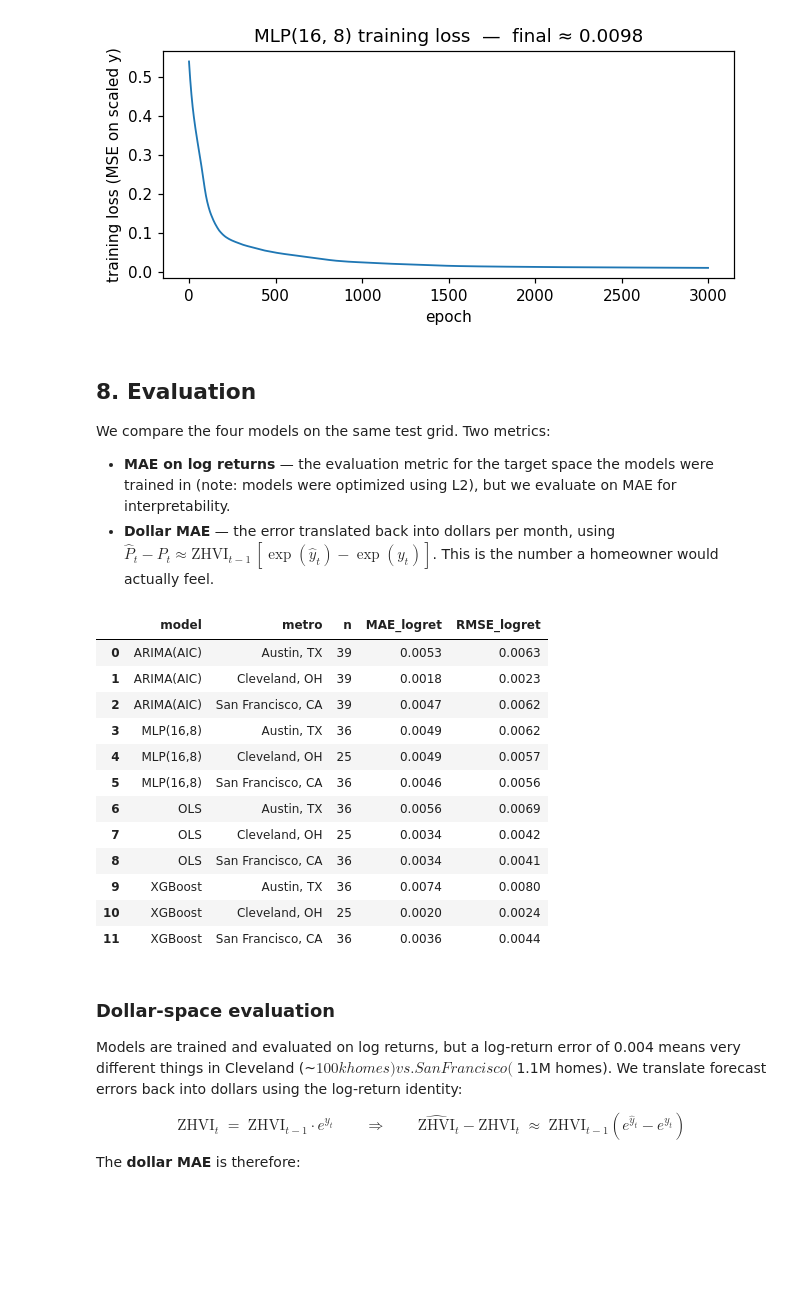
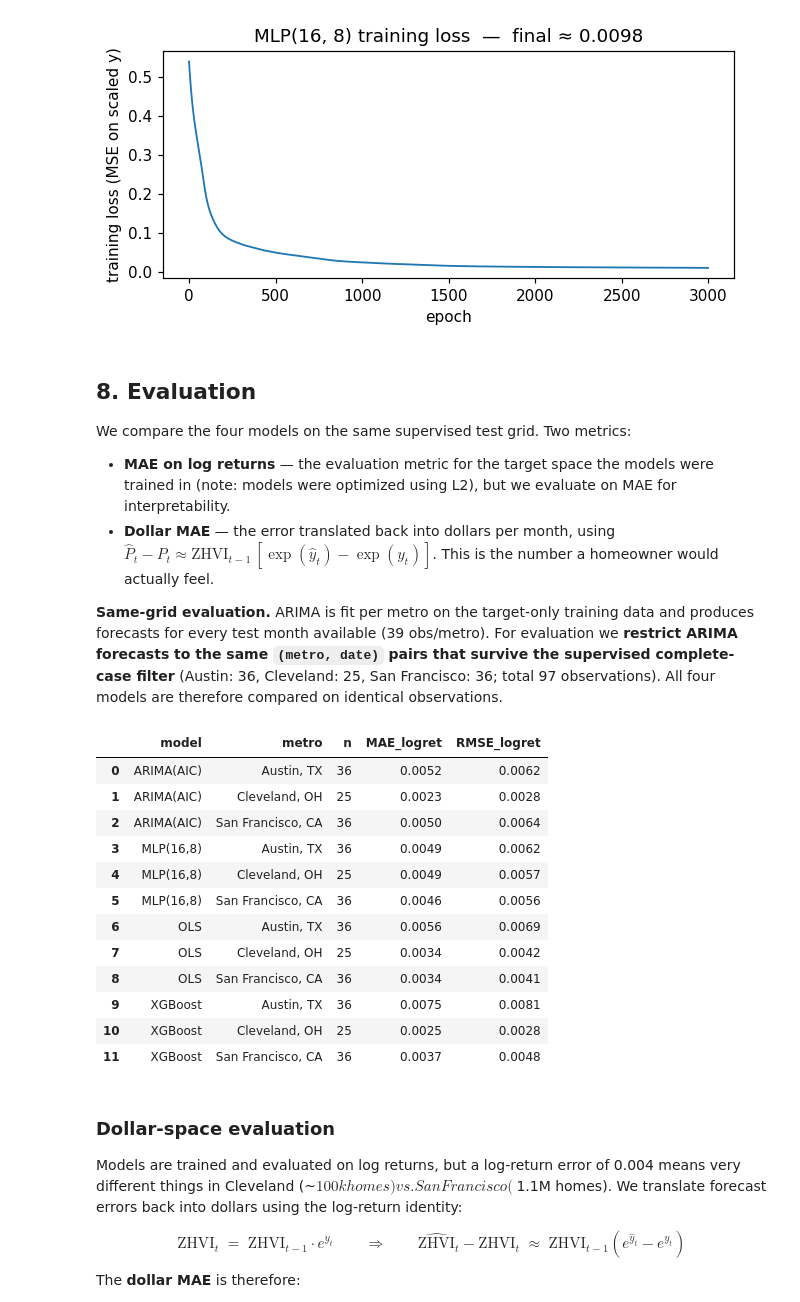
Before and after one commit to garavels/ECON-148, a Jupyter notebook: notebooks/housing_nowcast_main.ipynb, the cells around one changed output. Drawn from its saved outputs; the diff is of its cells as text; code cells hidden in the pictures; blank space fills up the shorter version.

```diff
--- a/notebooks/housing_nowcast_main.ipynb
+++ b/notebooks/housing_nowcast_main.ipynb
@@ -886,8 +961,13 @@ pooled slope per predictor.
 train_c = train.dropna(subset=FEATURES + [TARGET])
 test_c  = test.dropna(subset=FEATURES + [TARGET])
 
-X_tr = sm.add_constant(train_c[FEATURES].astype(float), has_constant="add")
-X_te = sm.add_constant(test_c[FEATURES].astype(float),  has_constant="add")
+# We do NOT add a separate constant: the three metro dummies already sum
+# to 1 in every row and collectively span the intercept. Including both
+# would make the design matrix singular (the issue flagged by the prior
+# Cond. No. ≈ 1e16 warning). Each metro dummy now acts as a per-metro
+# intercept (one-way fixed-effects parameterisation).
+X_tr = train_c[FEATURES].astype(float)
+X_te = test_c[FEATURES].astype(float)
 
 ols_model = sm.OLS(train_c[TARGET].astype(float), X_tr).fit(
     cov_type="HAC", cov_kwds={"maxlags": 3}
@@ -1187,48 +1262,57 @@ plt.show()
 # %% [markdown]
 ## 8. Evaluation
 
-We compare the four models on the same test grid. Two metrics:
+We compare the four models on the same supervised test grid. Two metrics:
 - **MAE on log returns** —  the evaluation metric for the target space the models were trained in (note: models were optimized using L2), but we evaluate on MAE for interpretability.
 - **Dollar MAE** — the error translated back into dollars per month, using
   $\hat{P}_t - P_t \approx \text{ZHVI}_{t-1}\,[\exp(\hat{y}_t)-\exp(y_t)]$.
   This is the number a homeowner would actually feel.
+
+**Same-grid evaluation.** ARIMA is fit per metro on the target-only training data and produces forecasts for every test month available (39 obs/metro). For evaluation we **restrict ARIMA forecasts to the same `(metro, date)` pairs that survive the supervised complete-case filter** (Austin: 36, Cleveland: 25, San Francisco: 36; total 97 observations). All four models are therefore compared on identical observations.
 # %%
+# Same-grid evaluation: restrict ARIMA forecasts to the dates that survive
+# the supervised complete-case filter (test_c), so OLS/XGBoost/MLP and
+# ARIMA are evaluated on identical (metro, date) pairs.
+arima_aligned = arima_preds.merge(
+    test_c[["metro", "date"]], on=["metro", "date"], how="inner"
+)
+
 # assemble a single tall predictions frame
 preds_long = pd.concat([
     test_c[["metro", "date", TARGET, "y_pred_ols"]].rename(columns={"y_pred_ols": "y_pred"}).assign(model="OLS"),
-    arima_preds.rename(columns={"y_pred_arima": "y_pred"}).assign(model="ARIMA(AIC)"),
+    arima_aligned.rename(columns={"y_pred_arima": "y_pred"}).assign(model="ARIMA(AIC)"),
     test_c[["metro", "date", TARGET, "y_pred_xgb"]].rename(columns={"y_pred_xgb": "y_pred"}).assign(model="XGBoost"),
     test_c[["metro", "date", TARGET, "y_pred_mlp"]].rename(columns={"y_pred_mlp": "y_pred"}).assign(model="MLP(16,8)"),
 ], ignore_index=True)
 
 preds_long["abs_err"] = (preds_long[TARGET] - preds_long["y_pred"]).abs() # MAE
 preds_long["sq_err"]  = (preds_long[TARGET] - preds_long["y_pred"]) ** 2 # STD of errors
 
 mae_table = (
     preds_long
     .groupby(["model", "metro"])
     .agg(n=("abs_err", "size"),
          MAE_logret=("abs_err", "mean"),
          RMSE_logret=("sq_err", lambda s: np.sqrt(s.mean())))
     .round(5)
     .reset_index()
 )
 mae_table.to_csv(OUT_TAB / "errors_logret.csv", index=False)
 mae_table
 # %% [output]
 |  | model | metro | n | MAE_logret | RMSE_logret |
-| 0 | ARIMA(AIC) | Austin, TX | 39 | 0.0053 | 0.0063 |
-| 1 | ARIMA(AIC) | Cleveland, OH | 39 | 0.0018 | 0.0023 |
-| 2 | ARIMA(AIC) | San Francisco, CA | 39 | 0.0047 | 0.0062 |
+| 0 | ARIMA(AIC) | Austin, TX | 36 | 0.0052 | 0.0062 |
+| 1 | ARIMA(AIC) | Cleveland, OH | 25 | 0.0023 | 0.0028 |
+| 2 | ARIMA(AIC) | San Francisco, CA | 36 | 0.0050 | 0.0064 |
 | 3 | MLP(16,8) | Austin, TX | 36 | 0.0049 | 0.0062 |
 | 4 | MLP(16,8) | Cleveland, OH | 25 | 0.0049 | 0.0057 |
 | 5 | MLP(16,8) | San Francisco, CA | 36 | 0.0046 | 0.0056 |
 | 6 | OLS | Austin, TX | 36 | 0.0056 | 0.0069 |
 | 7 | OLS | Cleveland, OH | 25 | 0.0034 | 0.0042 |
 | 8 | OLS | San Francisco, CA | 36 | 0.0034 | 0.0041 |
-| 9 | XGBoost | Austin, TX | 36 | 0.0074 | 0.0080 |
-| 10 | XGBoost | Cleveland, OH | 25 | 0.0020 | 0.0024 |
-| 11 | XGBoost | San Francisco, CA | 36 | 0.0036 | 0.0044 |
+| 9 | XGBoost | Austin, TX | 36 | 0.0075 | 0.0081 |
+| 10 | XGBoost | Cleveland, OH | 25 | 0.0025 | 0.0028 |
+| 11 | XGBoost | San Francisco, CA | 36 | 0.0037 | 0.0048 |
 # %% [markdown]
 ### Dollar-space evaluation
 
```
Also changed, not shown: parts of 22 cells of this notebook, 1 other file.
